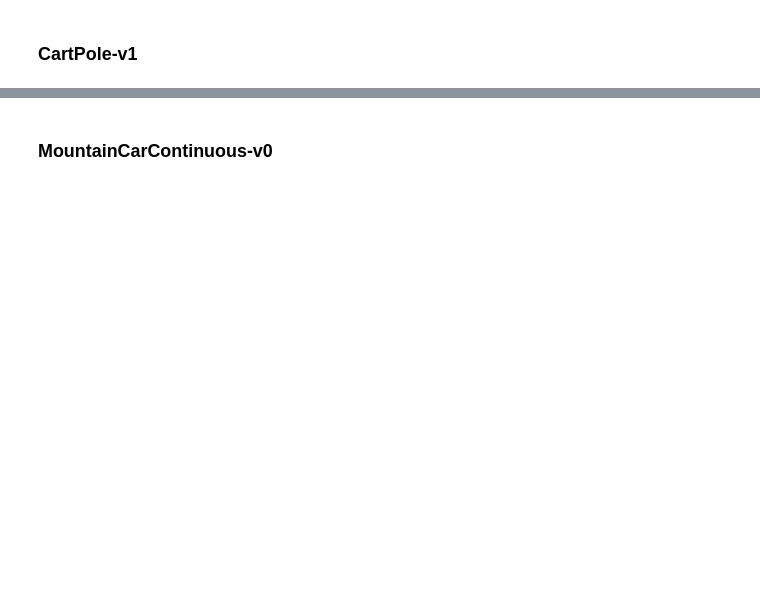
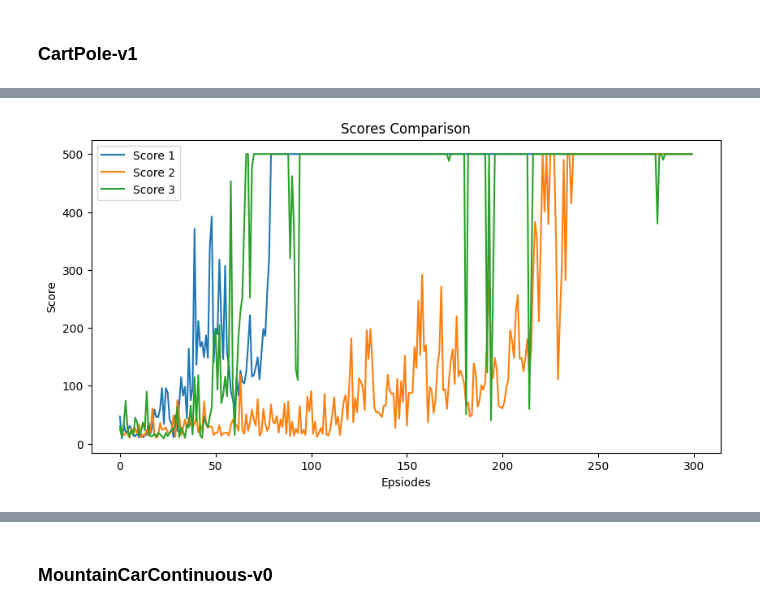
Before and after one commit to mischamez48/PRL_PPO-SAC_ImplPRL_PPO-SAC_Implementationementation, a Jupyter notebook: ppo.ipynb, the cells around one changed output, grey strips where cells are left out. Drawn from its saved outputs; the diff is of its cells as text; code cells hidden in the pictures; blank space fills up the shorter version.

```diff
--- a/ppo.ipynb
+++ b/ppo.ipynb
@@ -48,0 +22,37 @@ GAME COMPLETED
+# %%
+import csv
+import matplotlib.pyplot as plt
+
+# Specify the filename
+filename = "Scores_completed_new.csv"
+
+# Initialize lists to store the scores
+scores = {f"score{i}": [] for i in range(1, 4)}
+
+# Read the CSV file
+with open(filename, 'r') as csvfile:
+    csvreader = csv.reader(csvfile)
+
+    # Skip the header
+    next(csvreader)
+
+    # Read each row and append the values to the lists
+    for row in csvreader:
+        for i in range(1, 4):
+            if len(row) >= i:  # Check if the row has enough columns
+                try:
+                    scores[f"score{i}"].append(float(row[i - 1]))
+                except ValueError:
+                    scores[f"score{i}"].append(float('nan'))  # Handle missing or invalid values
+
+# Plot the scores
+plt.figure(figsize=(10, 5))
+for i in range(1, 4):
+    plt.plot(scores[f"score{i}"], label=f'Score {i}')
+plt.title('Scores Comparison')
+plt.xlabel('Epsiodes')
+plt.ylabel('Score')
+plt.legend()
+plt.show()
+# %% [output]
+[figure, added]
```
Also changed, not shown: parts of 15 cells of this notebook, 29 other files.
